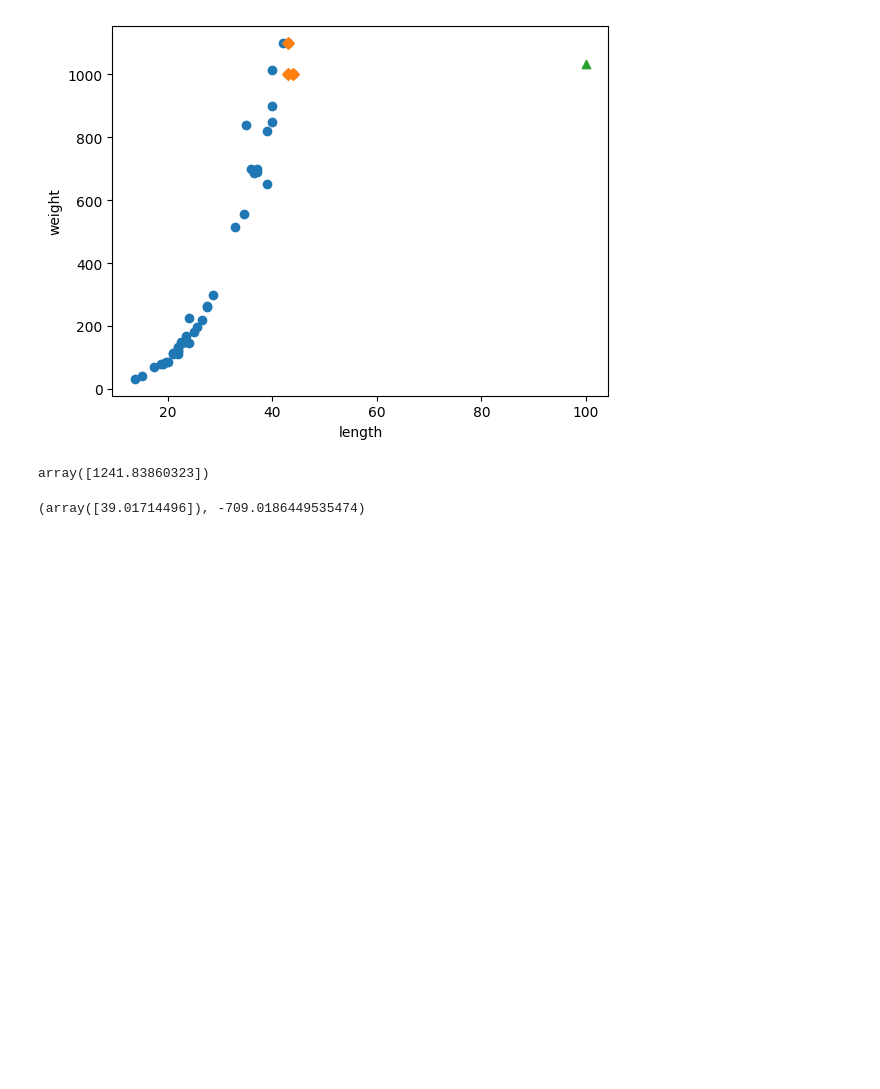
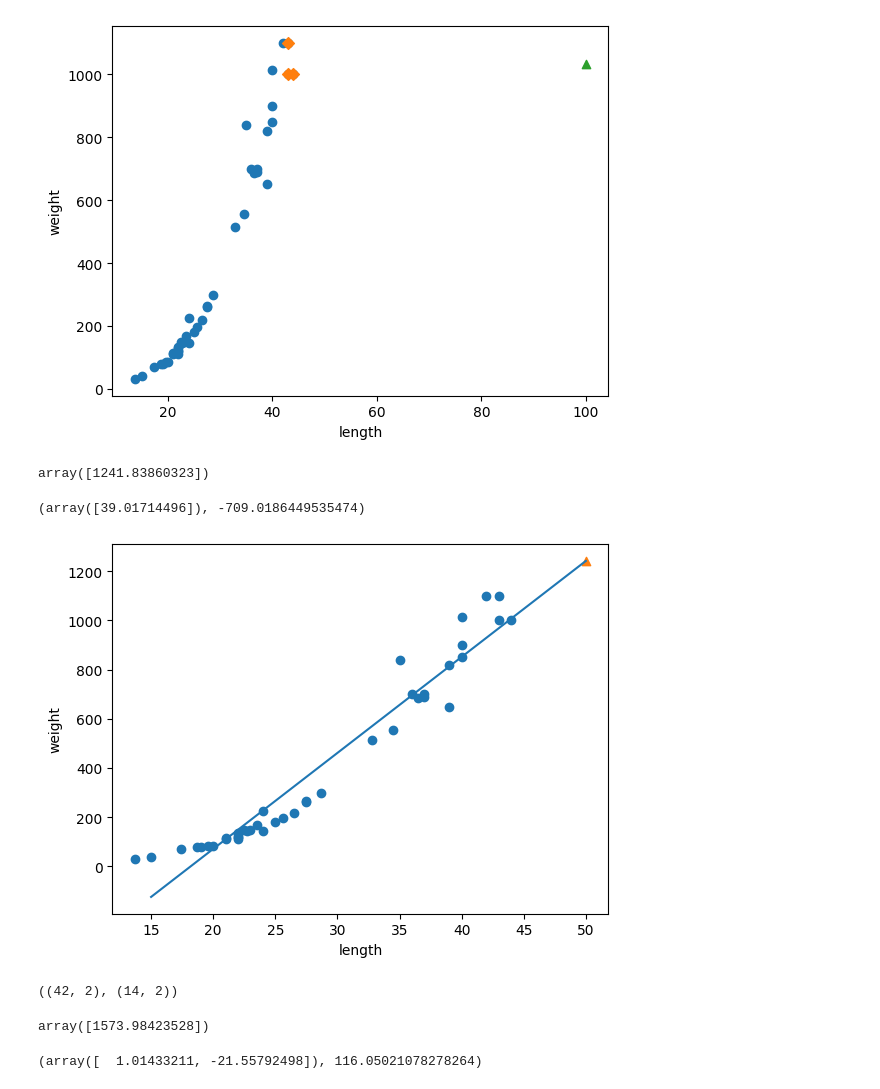
Before and after one commit to lth0813/KEPCO, a Jupyter notebook: ML & DL/BreamAndSmelt.ipynb, the cells around one changed output. Drawn from its saved outputs; the diff is of its cells as text; code cells hidden in the pictures; blank space fills up the shorter version.

```diff
--- a/ML & DL/BreamAndSmelt.ipynb
+++ b/ML & DL/BreamAndSmelt.ipynb
@@ -383,0 +382,12 @@ lr.coef_, lr.intercept_
+# %%
+# 직선을 그려보자
+plt.scatter(train_input, train_target)
+# 15에서 50까지 1차 방정식 그래프
+plt.plot([15, 50], [15*lr.coef_+lr.intercept_, 50*lr.coef_+lr.intercept_])
+# 50cm 농어의 데이터
+plt.scatter(50, 1241.8, marker='^')
+plt.xlabel('length')
+plt.ylabel('weight')
+plt.show()
+# %% [output]
+[figure, added]
@@ -383,0 +399,14 @@ lr.coef_, lr.intercept_
+# %%
+train_poly.shape, test_poly.shape
+# %% [output]
+((42, 2), (14, 2))
+# %%
+lr = LinearRegression()
+lr.fit(train_poly,train_target)
+lr.predict([[50**2, 50]])
+# %% [output]
+array([1573.98423528])
+# %%
+lr.coef_, lr.intercept_
+# %% [output]
+(array([  1.01433211, -21.55792498]), 116.05021078278264)
```
Also changed, not shown: parts of 32 cells of this notebook.
